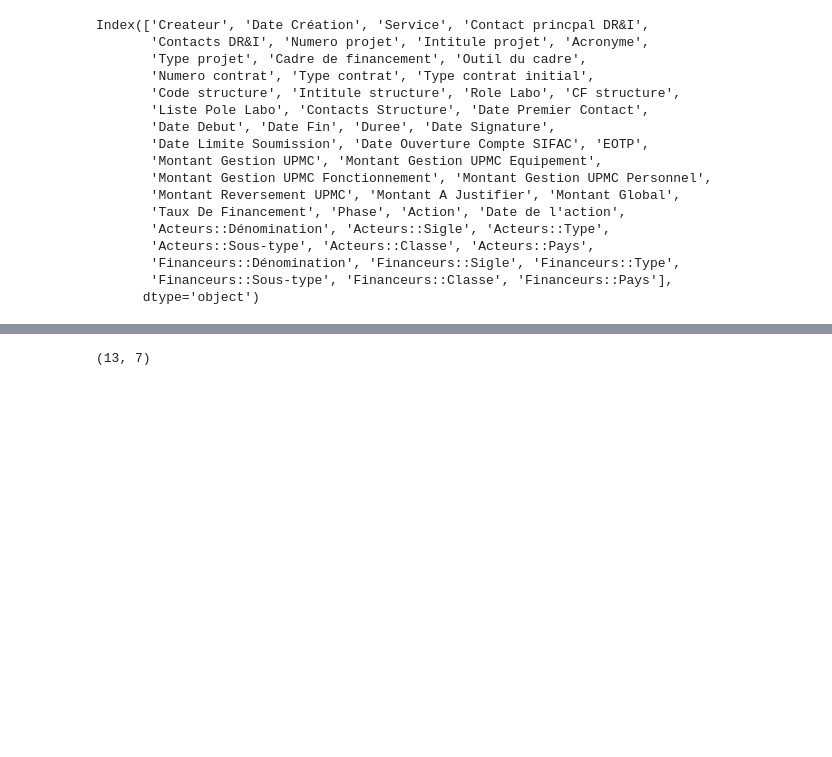
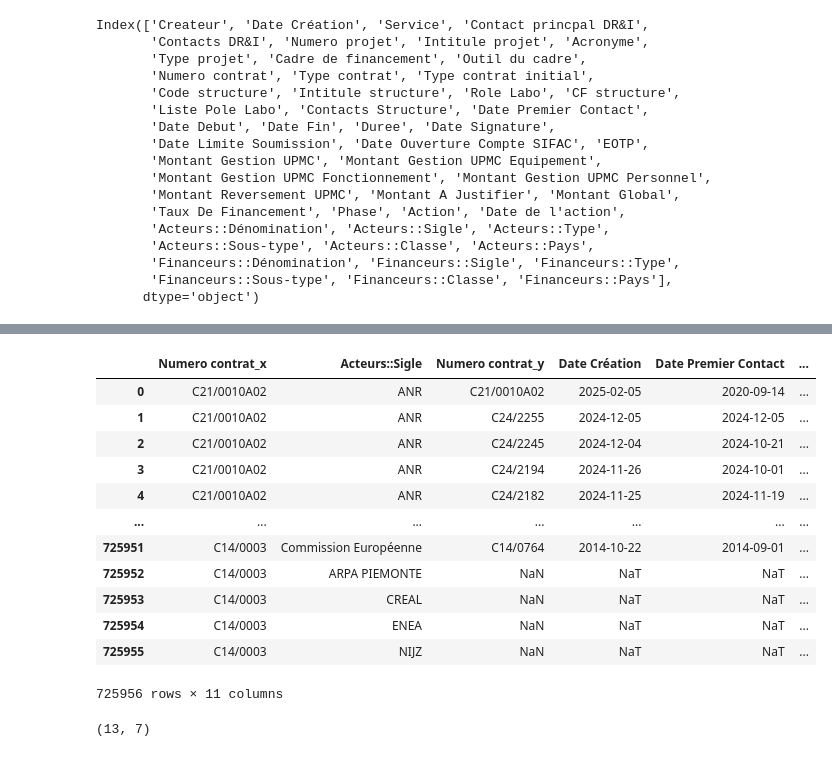
Before and after one commit to Alich13/InfoLab, a Jupyter notebook: 00_explore.ipynb, the cells around one changed output, grey strips where cells are left out. Saved outputs shown, nothing was run; the diff lists cells and outputs as text; code cells hidden in the pictures; blank space fills up the shorter version.

```diff
--- a/00_explore.ipynb
+++ b/00_explore.ipynb
@@ -107,3 +126,19 @@ See the caveats in the documentation: https://pandas.pydata.org/pandas-docs/stab
+# %%
+sigle.merge(df_use, left_on="Acteurs::Sigle", right_on="Acteurs::Sigle", how="left")
+# %% [output]
+|  | Numero contrat_x | Acteurs::Sigle | Numero contrat_y | Date Création | Date Premier Contact | ... |
+| 0 | C21/0010A02 | ANR | C21/0010A02 | 2025-02-05 | 2020-09-14 | ... |
+| 1 | C21/0010A02 | ANR | C24/2255 | 2024-12-05 | 2024-12-05 | ... |
+| 2 | C21/0010A02 | ANR | C24/2245 | 2024-12-04 | 2024-10-21 | ... |
+| 3 | C21/0010A02 | ANR | C24/2194 | 2024-11-26 | 2024-10-01 | ... |
+| 4 | C21/0010A02 | ANR | C24/2182 | 2024-11-25 | 2024-11-19 | ... |
+| ... | ... | ... | ... | ... | ... | ... |
+| 725951 | C14/0003 | Commission Européenne | C14/0764 | 2014-10-22 | 2014-09-01 | ... |
+| 725952 | C14/0003 | ARPA PIEMONTE | NaN | NaT | NaT | ... |
+| 725953 | C14/0003 | CREAL | NaN | NaT | NaT | ... |
+| 725954 | C14/0003 | ENEA | NaN | NaT | NaT | ... |
+| 725955 | C14/0003 | NIJZ | NaN | NaT | NaT | ... |
+725956 rows × 11 columns
 # %%
 df_use[(df_use["Date de l'action"].isna()) & (df_use["Date Premier Contact"].isna() )].shape
 
```
Also changed, not shown: parts of 2 cells of this notebook, 1 other file.
